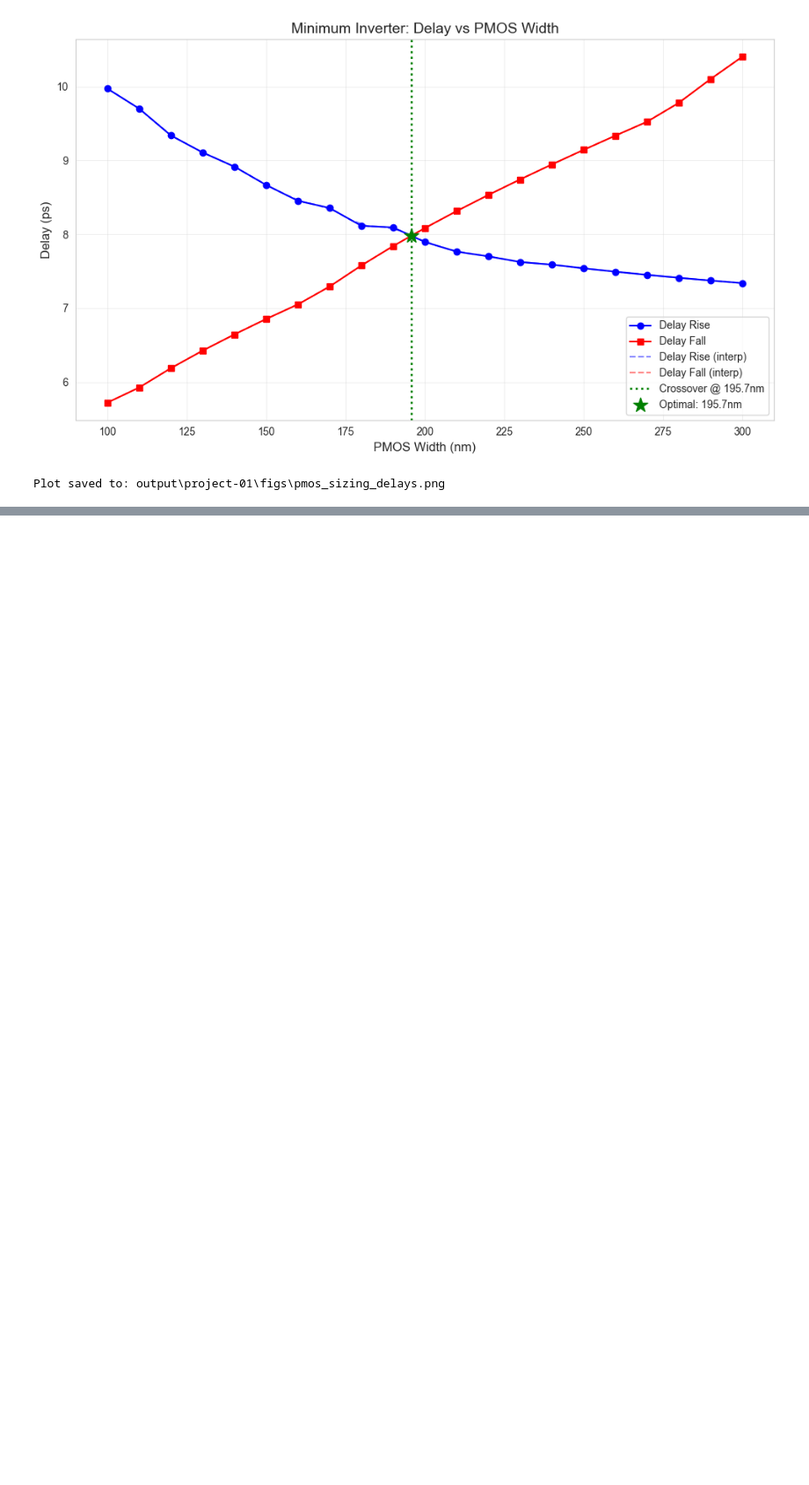
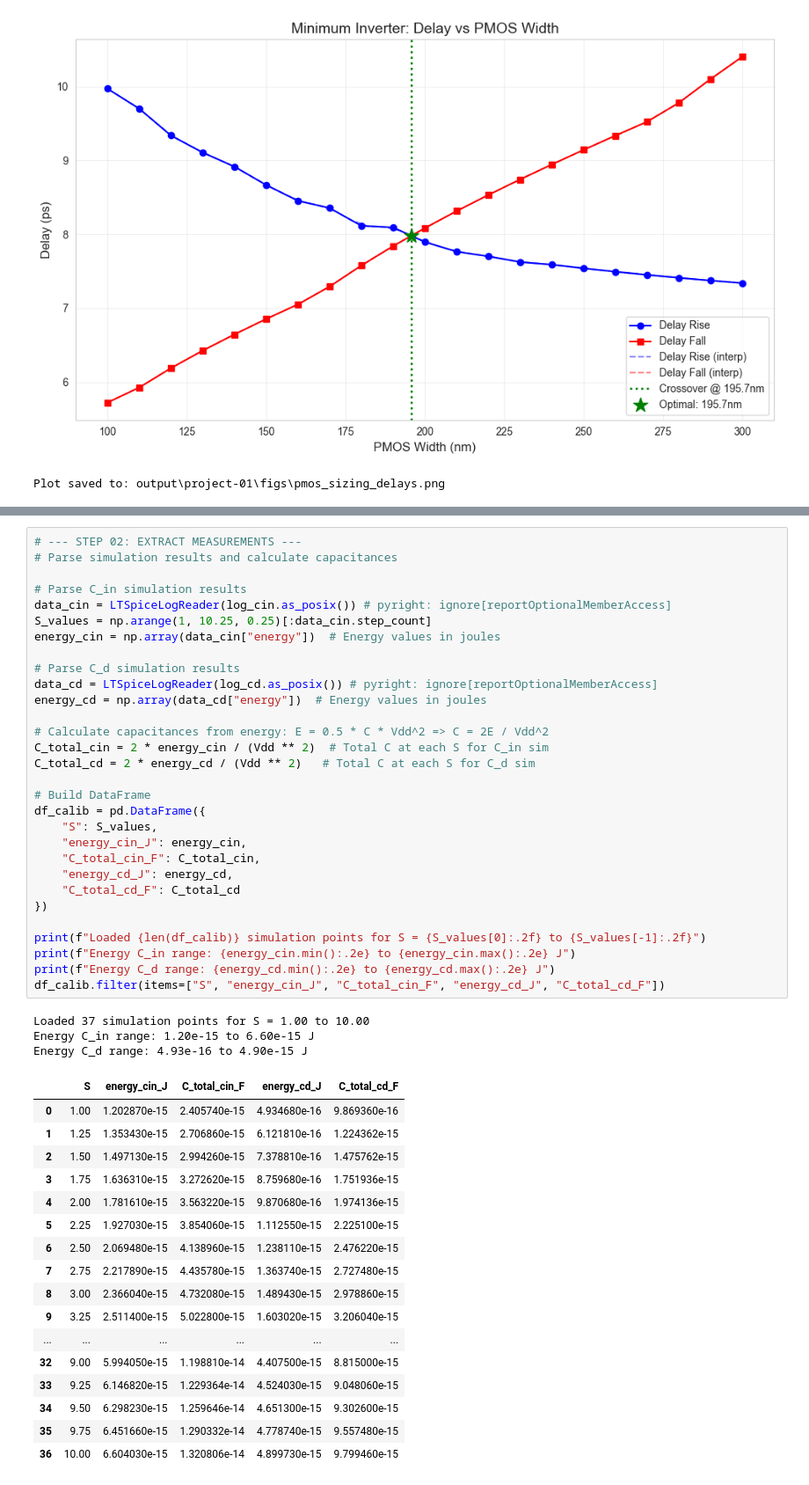
Before and after one commit to XBlayz/Low_power-projects, a Jupyter notebook: notebooks/project-01.ipynb, the cells around one changed output, grey strips where cells are left out. Shown at 88% size. Drawn from its saved outputs; the diff is of its cells as text; blank space fills up the shorter version.

```diff
--- a/notebooks/project-01.ipynb
+++ b/notebooks/project-01.ipynb
@@ -233,0 +287,51 @@ Plot saved to: output\project-01\figs\pmos_sizing_delays.png
+# %%
+# --- STEP 02: EXTRACT MEASUREMENTS ---
+# Parse simulation results and calculate capacitances
+
+# Parse C_in simulation results
+data_cin = LTSpiceLogReader(log_cin.as_posix()) # pyright: ignore[reportOptionalMemberAccess]
+S_values = np.arange(1, 10.25, 0.25)[:data_cin.step_count]
+energy_cin = np.array(data_cin["energy"])  # Energy values in joules
+
+# Parse C_d simulation results
+data_cd = LTSpiceLogReader(log_cd.as_posix()) # pyright: ignore[reportOptionalMemberAccess]
+energy_cd = np.array(data_cd["energy"])  # Energy values in joules
+
+# Calculate capacitances from energy: E = 0.5 * C * Vdd^2 => C = 2E / Vdd^2
+C_total_cin = 2 * energy_cin / (Vdd ** 2)  # Total C at each S for C_in sim
+C_total_cd = 2 * energy_cd / (Vdd ** 2)   # Total C at each S for C_d sim
+
+# Build DataFrame
+df_calib = pd.DataFrame({
+    "S": S_values,
+    "energy_cin_J": energy_cin,
+    "C_total_cin_F": C_total_cin,
+    "energy_cd_J": energy_cd,
+    "C_total_cd_F": C_total_cd
+})
+
+print(f"Loaded {len(df_calib)} simulation points for S = {S_values[0]:.2f} to {S_values[-1]:.2f}")
+print(f"Energy C_in range: {energy_cin.min():.2e} to {energy_cin.max():.2e} J")
+print(f"Energy C_d range: {energy_cd.min():.2e} to {energy_cd.max():.2e} J")
+df_calib.filter(items=["S", "energy_cin_J", "C_total_cin_F", "energy_cd_J", "C_total_cd_F"])
+# %% [output]
+Loaded 37 simulation points for S = 1.00 to 10.00
+Energy C_in range: 1.20e-15 to 6.60e-15 J
+Energy C_d range: 4.93e-16 to 4.90e-15 J
+|  | S | energy_cin_J | C_total_cin_F | energy_cd_J | C_total_cd_F |
+| 0 | 1.00 | 1.202870e-15 | 2.405740e-15 | 4.934680e-16 | 9.869360e-16 |
+| 1 | 1.25 | 1.353430e-15 | 2.706860e-15 | 6.121810e-16 | 1.224362e-15 |
+| 2 | 1.50 | 1.497130e-15 | 2.994260e-15 | 7.378810e-16 | 1.475762e-15 |
+| 3 | 1.75 | 1.636310e-15 | 3.272620e-15 | 8.759680e-16 | 1.751936e-15 |
+| 4 | 2.00 | 1.781610e-15 | 3.563220e-15 | 9.870680e-16 | 1.974136e-15 |
+| 5 | 2.25 | 1.927030e-15 | 3.854060e-15 | 1.112550e-15 | 2.225100e-15 |
+| 6 | 2.50 | 2.069480e-15 | 4.138960e-15 | 1.238110e-15 | 2.476220e-15 |
+| 7 | 2.75 | 2.217890e-15 | 4.435780e-15 | 1.363740e-15 | 2.727480e-15 |
+| 8 | 3.00 | 2.366040e-15 | 4.732080e-15 | 1.489430e-15 | 2.978860e-15 |
+| 9 | 3.25 | 2.511400e-15 | 5.022800e-15 | 1.603020e-15 | 3.206040e-15 |
+| ... | ... | ... | ... | ... | ... |
+| 32 | 9.00 | 5.994050e-15 | 1.198810e-14 | 4.407500e-15 | 8.815000e-15 |
+| 33 | 9.25 | 6.146820e-15 | 1.229364e-14 | 4.524030e-15 | 9.048060e-15 |
+| 34 | 9.50 | 6.298230e-15 | 1.259646e-14 | 4.651300e-15 | 9.302600e-15 |
+| 35 | 9.75 | 6.451660e-15 | 1.290332e-14 | 4.778740e-15 | 9.557480e-15 |
+| 36 | 10.00 | 6.604030e-15 | 1.320806e-14 | 4.899730e-15 | 9.799460e-15 |
```
Also changed, not shown: parts of 12 cells of this notebook.
